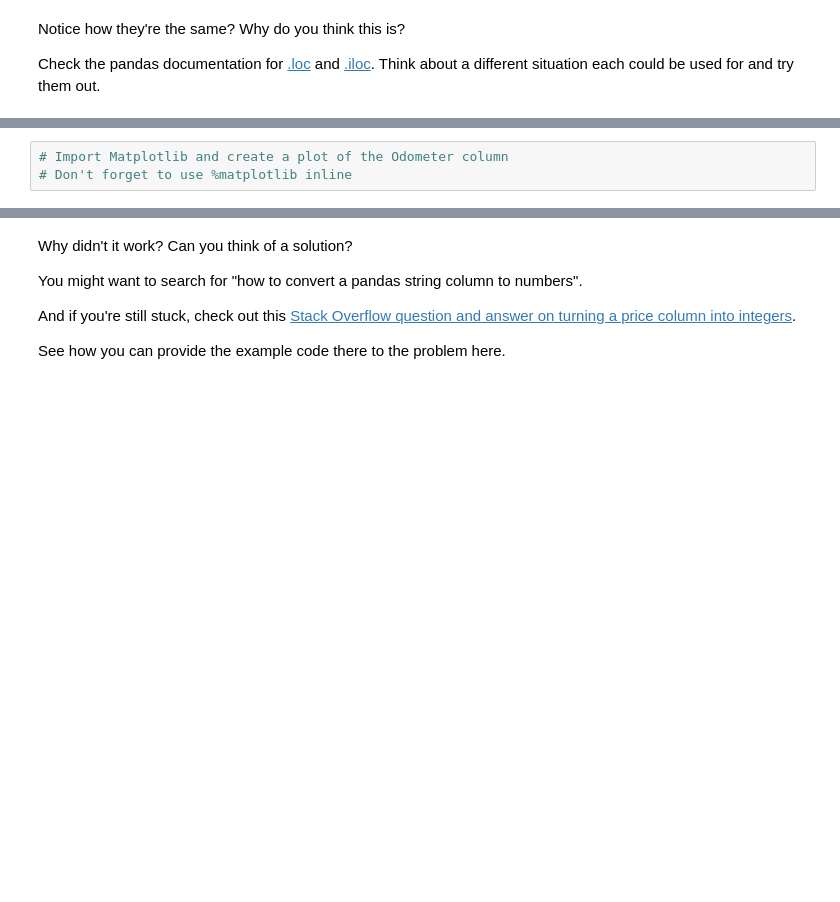
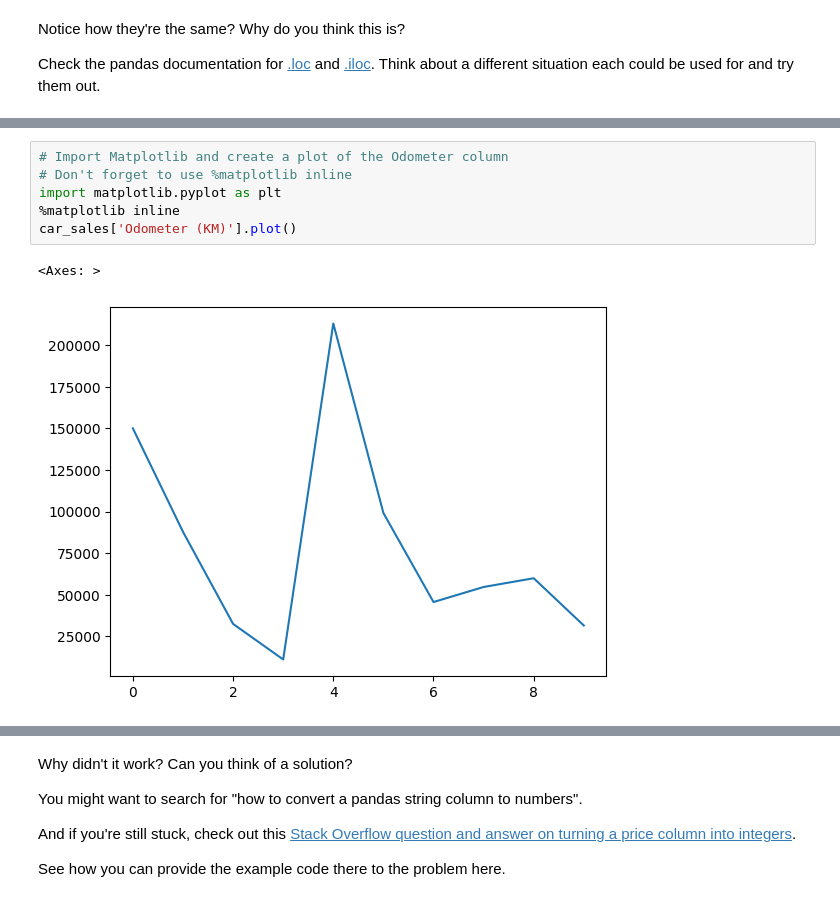
Before and after one commit to alizehadeel/AI-ML-Notebook, a Jupyter notebook: pandas-exercises.ipynb, the cells around one changed output, grey strips where cells are left out. Saved outputs shown, nothing was run; the diff lists cells and outputs as text; blank space fills up the shorter version.

```diff
--- a/pandas-exercises.ipynb
+++ b/pandas-exercises.ipynb
@@ -169,5 +227,11 @@ Check the pandas documentation for [.loc](https://pandas.pydata.org/pandas-docs/
 # %%
 # Import Matplotlib and create a plot of the Odometer column
 # Don't forget to use %matplotlib inline
+import matplotlib.pyplot as plt
+%matplotlib inline
+car_sales['Odometer (KM)'].plot()
+# %% [output]
+<Axes: >
+[figure, added]
 # %%
 # Create a histogram of the Odometer column using hist()
```
Also changed, not shown: parts of 35 cells of this notebook.
